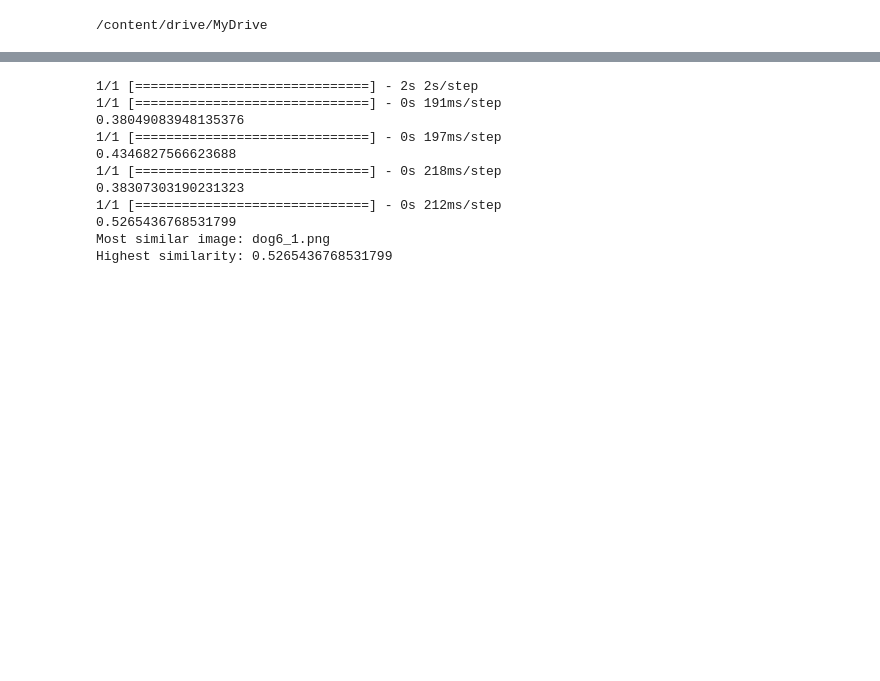
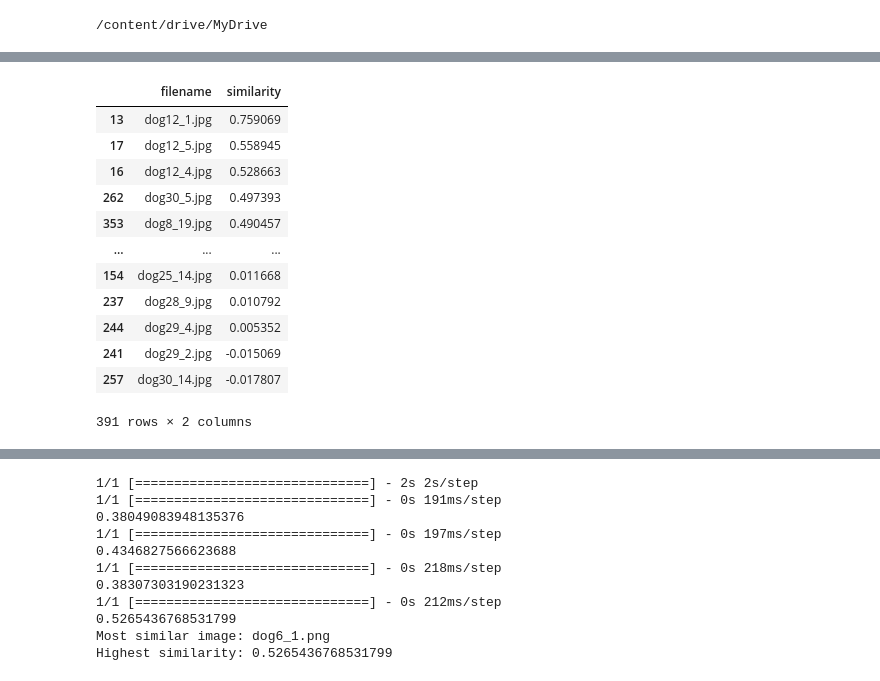
Before and after one commit to IDog-FOPPY/DogIdentification, a Jupyter notebook: jupyter/dogNoseRecognition.ipynb, the cells around one changed output, grey strips where cells are left out. Saved outputs shown, nothing was run; the diff lists cells and outputs as text; code cells hidden in the pictures; blank space fills up the shorter version.

Commit message:
feat: jupyter test

```diff
--- a/jupyter/dogNoseRecognition.ipynb
+++ b/jupyter/dogNoseRecognition.ipynb
@@ -28,23 +4,0 @@ Directory  /root /.deepface/weights created
-# %%
-import cv2
-import matplotlib.pyplot as plt
-
-img2_path = "/content/drive/MyDrive/dog_nose/test_images/nose/dog5_1.png"
-
-# 이미지 불러오기
-image = cv2.imread(img2_path, cv2.IMREAD_GRAYSCALE)
-
-# 가우시안 블러 적용
-blurred = cv2.GaussianBlur(image, (5, 5), 0)
-
-# 캐니 에지 검출 적용
-edges = cv2.Canny(blurred, threshold1=30, threshold2=100)
-
-# 결과 출력
-plt.figure(figsize=(10,5))
-plt.subplot(121), plt.imshow(blurred, cmap='gray')
-plt.title('Blurred Image'), plt.xticks([]), plt.yticks([])
-plt.subplot(122), plt.imshow(edges, cmap='gray')
-plt.title('Edge Image'), plt.xticks([]), plt.yticks([])
-
-plt.show()
@@ -64,7 +16,7 @@ import numpy as np
 model = VGG16(weights='imagenet', include_top=False)
 
 # 이미지 불러오기
-img1_path = "/content/drive/MyDrive/dog_nose/test_images/dog6_2.png"
+img1_path = "/content/drive/MyDrive/dog_nose/test_images/nose/dog1_1.png"
 img1 = image.load_img(img1_path, target_size=(224, 224))
 x1 = image.img_to_array(img1)
 x1 = np.expand_dims(x1, axis=0)
@@ -73,7 +25,7 @@ features1 = model.predict(x1)
 features1 = features1.flatten()
 
 # 비교할 이미지가 있는 디렉토리 경로
-image_dir = "/content/drive/MyDrive/dog_nose/test_images/nose"
+image_dir = "/content/drive/MyDrive/yolov5/runs/detect/exp21/crops/nose"
 
 # 특징 맵 시각화를 위한 함수
 def visualize_feature_map(feature_map):
@@ -116,6 +68,7 @@ for filename in os.listdir(image_dir):
 
     # 유사도 계산
     similarity = 1 - distance.cosine(features1, features2)
+    print(filename, similarity)
 
     # 현재까지 가장 높은 유사도를 가진 이미지를 저장
     if similarity > highest_similarity:
@@ -135,3 +136,22 @@ Highest similarity: 0.33558040857315063
+# %%
+# 'similarity' 열에 따라 내림차순으로 정렬
+result_df = result_df.sort_values(by='similarity', ascending=False)
+result_df.to_csv('/content/drive/MyDrive/dog_nose/test_images/efficient_netresult_dog6.csv', index=False)
+result_df
+# %% [output]
+|  | filename | similarity |
+| 13 | dog12_1.jpg | 0.759069 |
+| 17 | dog12_5.jpg | 0.558945 |
+| 16 | dog12_4.jpg | 0.528663 |
+| 262 | dog30_5.jpg | 0.497393 |
+| 353 | dog8_19.jpg | 0.490457 |
+| ... | ... | ... |
+| 154 | dog25_14.jpg | 0.011668 |
+| 237 | dog28_9.jpg | 0.010792 |
+| 244 | dog29_4.jpg | 0.005352 |
+| 241 | dog29_2.jpg | -0.015069 |
+| 257 | dog30_14.jpg | -0.017807 |
+391 rows × 2 columns
 # %%
 import os
 from tensorflow.keras.applications.xception import Xception, preprocess_input
```
Also changed, not shown: parts of 12 cells of this notebook, 1 other file.
